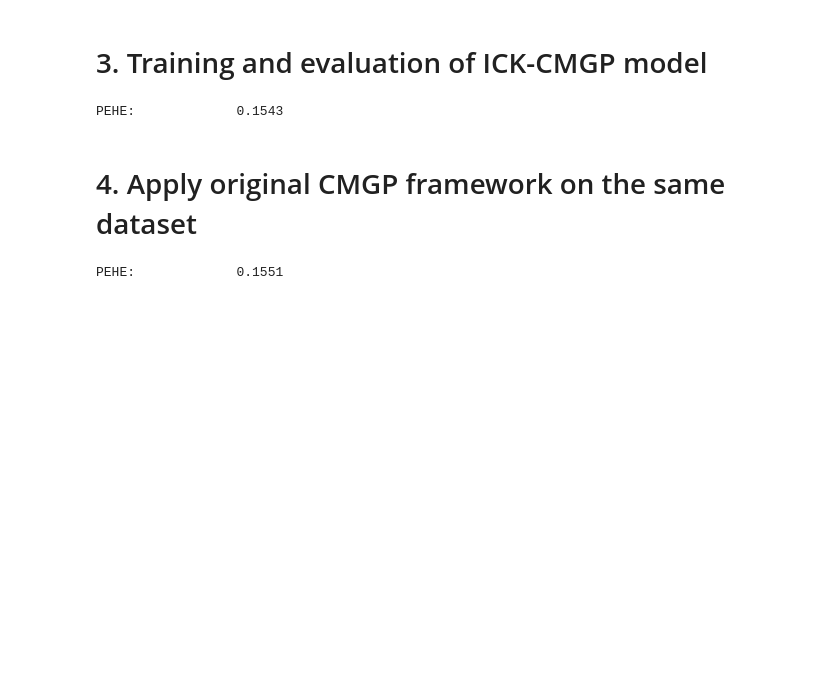
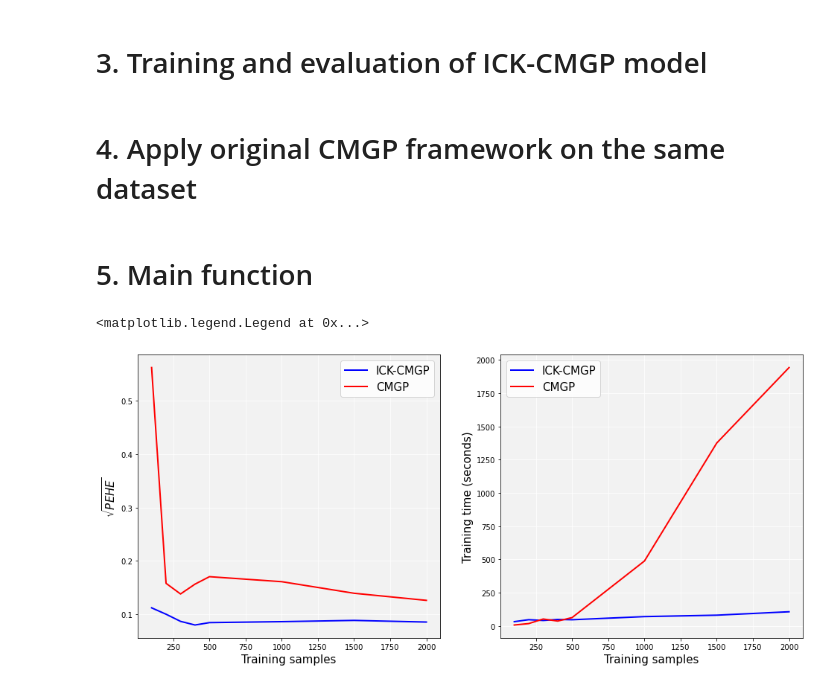
Before and after one commit to jzy95310/ICK, a Jupyter notebook: experiments/causal_inference/acic_challenge_experiment.ipynb, the cells around one changed output. Cells and saved outputs as stored; diff of their text form; code cells hidden in the pictures; blank space fills up the shorter version.

Commit message:
Update ACIC experiments

```diff
--- a/experiments/causal_inference/acic_challenge_experiment.ipynb
+++ b/experiments/causal_inference/acic_challenge_experiment.ipynb
@@ -175,22 +212,20 @@ trainer.train()
-# %%
-mean_test_pred, std_test_pred, y_test_true = trainer.predict()
-mu_test_pred = mean_test_pred[:,1] - mean_test_pred[:,0]
-
-# PEHE
-pehe_test = np.sqrt(np.mean((mu_test_pred - mu_test) ** 2))
-print('PEHE:             %.4f' % (pehe_test))
-# %% [output]
-PEHE:             0.1543
 # %% [markdown]
 # 4. Apply original CMGP framework on the same dataset
 # %%
-from benchmarks.cmgp_modified import CMGP
-cmgp_model = CMGP(X_train, T_train, Y_train)
-mu0_test_pred, mu1_test_pred = cmgp_model.predict(X_test, return_var=False)
-mu_test_pred = mu1_test_pred - mu0_test_pred
+def fit_and_evaluate_original_cmgp(data):
+    X_train, T_train, Y_train = data['X_train'], data['T_train'], data['Y_train']
+    X_test, mu_test = data['X_test'], data['mu_test']
+#     K0 = GPy.kern.MLP(X_train.shape[1], weight_variance=0.1, bias_variance=0.1, ARD=False)
+#     K1 = GPy.kern.MLP(X_train.shape[1], weight_variance=0.2, bias_variance=0.2, ARD=False)
+    train_start = time.time()
+    cmgp_model = CMGP(X_train, T_train, Y_train)
+    train_time = time.time() - train_start
 
-# PEHE
-pehe_test = np.sqrt(np.mean((mu_test_pred - mu_test) ** 2))
-print('PEHE:             %.4f' % (pehe_test))
+    mu0_test_pred, mu1_test_pred = cmgp_model.predict(X_test, return_var=False)
+    mu_test_pred = mu1_test_pred - mu0_test_pred
+    pehe_test = np.sqrt(np.mean((mu_test_pred - mu_test) ** 2))
+    print('PEHE (CMGP):             %.4f' % (pehe_test))
+
+    return pehe_test, train_time
-# %% [output]
-PEHE:             0.1551
+# %% [markdown]
+# 5. Main function
@@ -196,0 +257,27 @@ PEHE:             0.1551
+# %%
+with open('./results/acic_challenge_results.pkl', 'rb') as fp:
+    res = pkl.load(fp)
+
+fig, axs = plt.subplots(1,2,figsize=(16,7))
+training_samples = list(res.keys())
+sqrt_pehe_ick_cmgp = [x['sqrt_pehe_ick_cmgp'] for x in list(res.values())]
+sqrt_pehe_cmgp = [x['sqrt_pehe_cmgp'] for x in list(res.values())]
+axs[0].plot(training_samples, sqrt_pehe_ick_cmgp, lw=2, color='blue', label='ICK-CMGP')
+axs[0].plot(training_samples, sqrt_pehe_cmgp, lw=2, color='red', label='CMGP')
+axs[0].set_xlabel('Training samples', fontsize=15)
+axs[0].set_ylabel('$\sqrt{PEHE}$', fontsize=15)
+axs[0].set_facecolor('#F2F2F2')
+axs[0].grid(color='white')
+axs[0].legend(fontsize=15)
+train_time_ick_cmgp = [x['train_time_ick_cmgp'] for x in list(res.values())]
+train_time_cmgp = [x['train_time_cmgp'] for x in list(res.values())]
+axs[1].plot(training_samples, train_time_ick_cmgp, lw=2, color='blue', label='ICK-CMGP')
+axs[1].plot(training_samples, train_time_cmgp, lw=2, color='red', label='CMGP')
+axs[1].set_xlabel('Training samples', fontsize=15)
+axs[1].set_ylabel('Training time (seconds)', fontsize=15)
+axs[1].set_facecolor('#F2F2F2')
+axs[1].grid(color='white')
+axs[1].legend(fontsize=15)
+# %% [output]
+<matplotlib.legend.Legend at 0x...>
+[figure, added]
```
Also changed, not shown: parts of 5 cells of this notebook, 8 other files.
